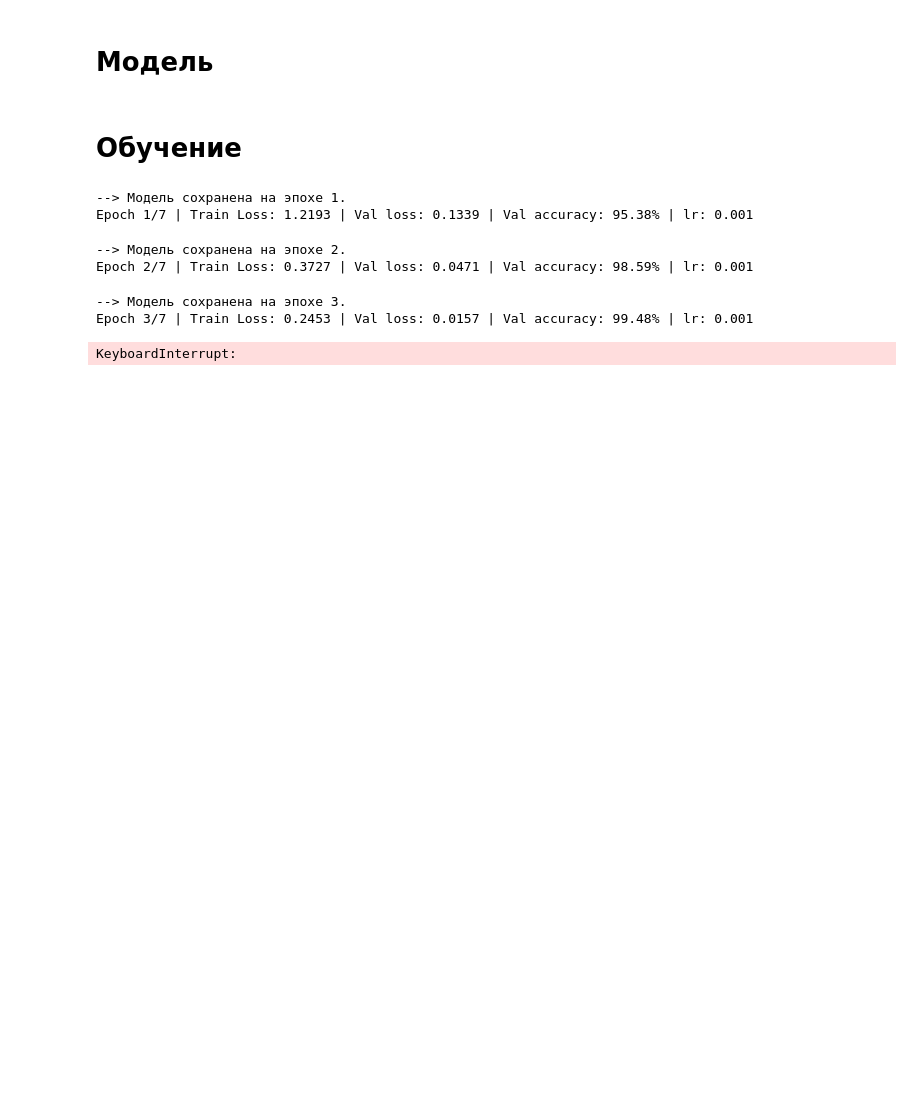
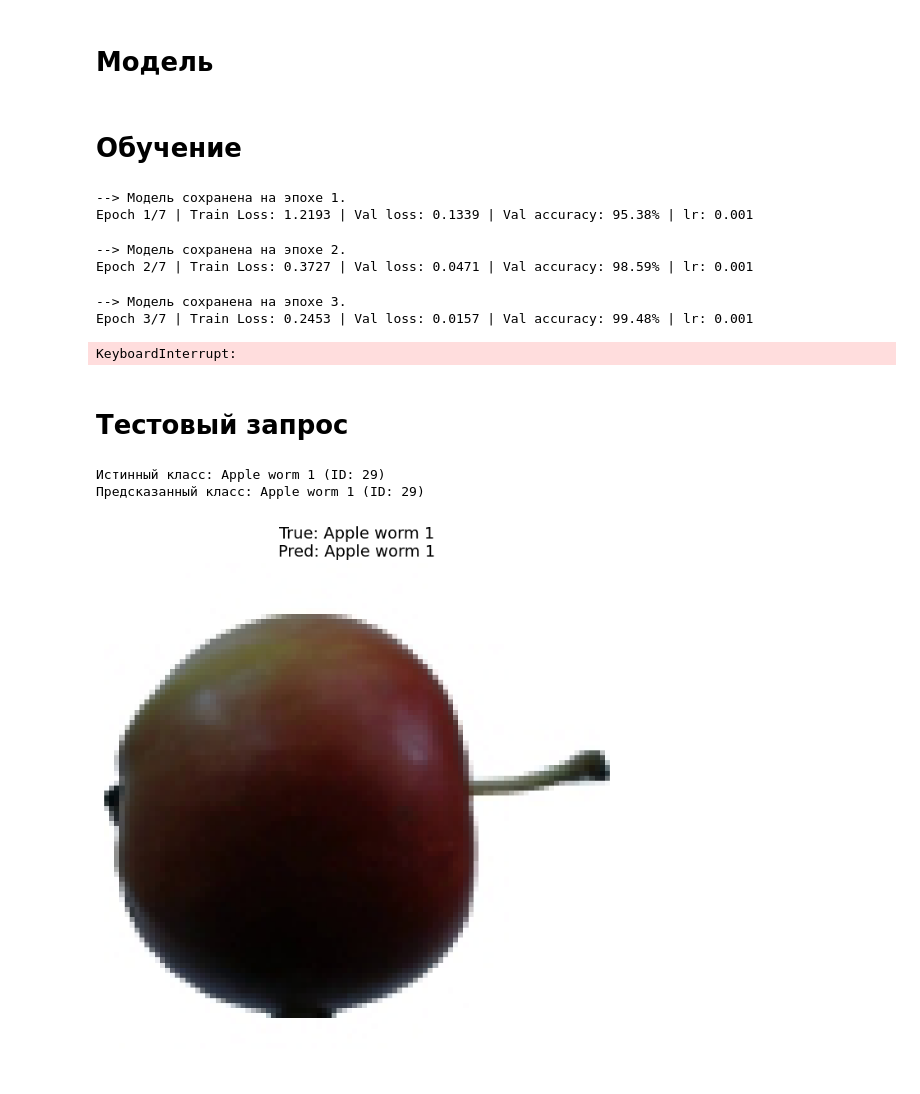
Before and after one commit to ryabov3/ers_fruit_classification, a Jupyter notebook: fruits-360_train_model.ipynb, the cells around one changed output. Saved outputs shown, nothing was run; the diff lists cells and outputs as text; code cells hidden in the pictures; blank space fills up the shorter version.

Commit message:
update train_model file

```diff
--- a/fruits-360_train_model.ipynb
+++ b/fruits-360_train_model.ipynb
@@ -52,7 +50,6 @@ class FruitCNN(nn.Module):
         self.bn3 = nn.BatchNorm2d(128)
         self.conv4 = nn.Conv2d(128, 256, kernel_size=3, padding=1)
         self.bn4 = nn.BatchNorm2d(256)
-        г
         self.pool = nn.MaxPool2d(2, 2)
 
         self.fc1 = nn.Linear(256 * 6 * 6, 1024)  # Размер после пулингов: 100->50->25->12->6
@@ -157,3 +154,56 @@ Epoch 2/7 | Train Loss: 0.3727 | Val loss: 0.0471 | Val accuracy: 98.59% | lr: 0
 --> Модель сохранена на эпохе 3.
 Epoch 3/7 | Train Loss: 0.2453 | Val loss: 0.0157 | Val accuracy: 99.48% | lr: 0.001
 KeyboardInterrupt:
+# %% [markdown]
+# Тестовый запрос
+# %%
+import matplotlib.pyplot as plt
+import numpy as np
+
+num_classes = len(full_dataset.classes)
+
+checkpoint = torch.load("_models/ERS-Fruits-360.pth", map_location=device)
+model = FruitCNN(num_classes).to(device)
+model.load_state_dict(checkpoint["model_state_dict"])
+
+def denormalize(tensor, mean=[0.485, 0.456, 0.406], std=[0.229, 0.224, 0.225]):
+    for t, m, s in zip(tensor, mean, std):
+        t.mul_(s).add_(m)
+    return tensor
+
+image, true_label = test_dataset[5205]
+original_image = denormalize(image.clone())
+
+input_tensor = image.unsqueeze(0).to(device)
+
+# Предсказание модели
+model.eval()
+with torch.no_grad():
+    output = model(input_tensor)
+    probabilities = torch.nn.functional.softmax(output[0], dim=0)
+    _, predicted_idx = torch.max(output, 1)
+    predicted_label = predicted_idx.item()
+
+np_image = original_image.numpy().transpose((1, 2, 0))
+np_image = np.clip(np_image, 0, 1)
+
+# Получаем названия классов
+true_class = test_dataset.classes[true_label]
+predicted_class = test_dataset.classes[predicted_label]
+
+print(f"Истинный класс: {true_class} (ID: {true_label})")
+print(f"Предсказанный класс: {predicted_class} (ID: {predicted_label})")
+
+plt.figure(figsize=(8, 8))
+plt.imshow(np_image)
+
+plt.title(f'True: {true_class}\nPred: {predicted_class}', fontsize=14)
+plt.axis('off')
+plt.gca().set_frame_on(True)
+plt.gca().patch.set_edgecolor(edge_color)
+plt.gca().patch.set_linewidth(6)
+plt.show()
+# %% [output]
+Истинный класс: Apple worm 1 (ID: 29)
+Предсказанный класс: Apple worm 1 (ID: 29)
+[figure, added]
```
Also changed, not shown: parts of 1 cell of this notebook.
